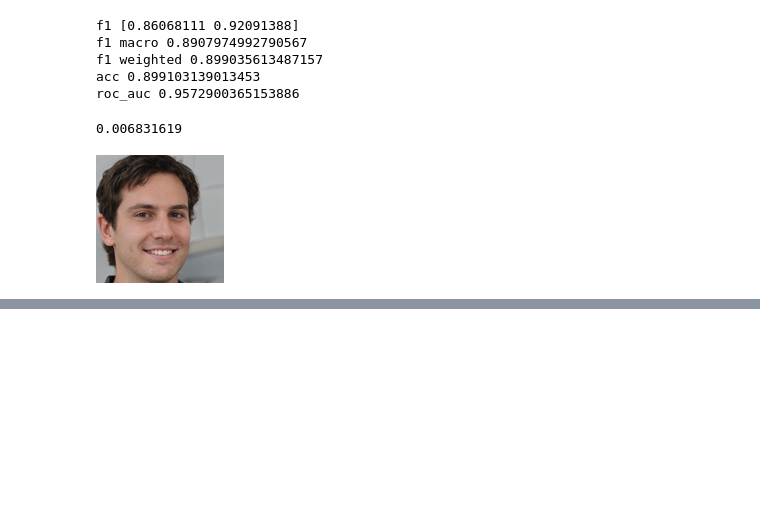
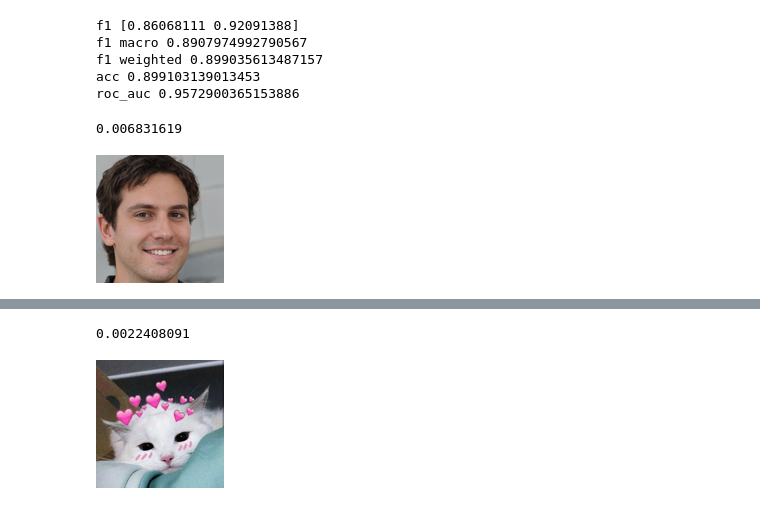
Before and after one commit to goo-goo-goo-joob/hse_glasses_cv, a Jupyter notebook: baseline_contrastive.ipynb, the cells around one changed output, grey strips where cells are left out. Drawn from its saved outputs; the diff is of its cells as text; code cells hidden in the pictures; blank space fills up the shorter version.

```diff
--- a/baseline_contrastive.ipynb
+++ b/baseline_contrastive.ipynb
@@ -477,0 +486,8 @@ img.resize((128, 128))
+# %%
+img = Image.open(f"./sticker.webp").convert("RGB")
+_, proba = predict_with_model(model, img)
+print(proba[0][1])
+img.resize((128, 128))
+# %% [output]
+0.0022408091
+[figure, added]
```
Also changed, not shown: parts of 2 cells of this notebook, 8 other files.
